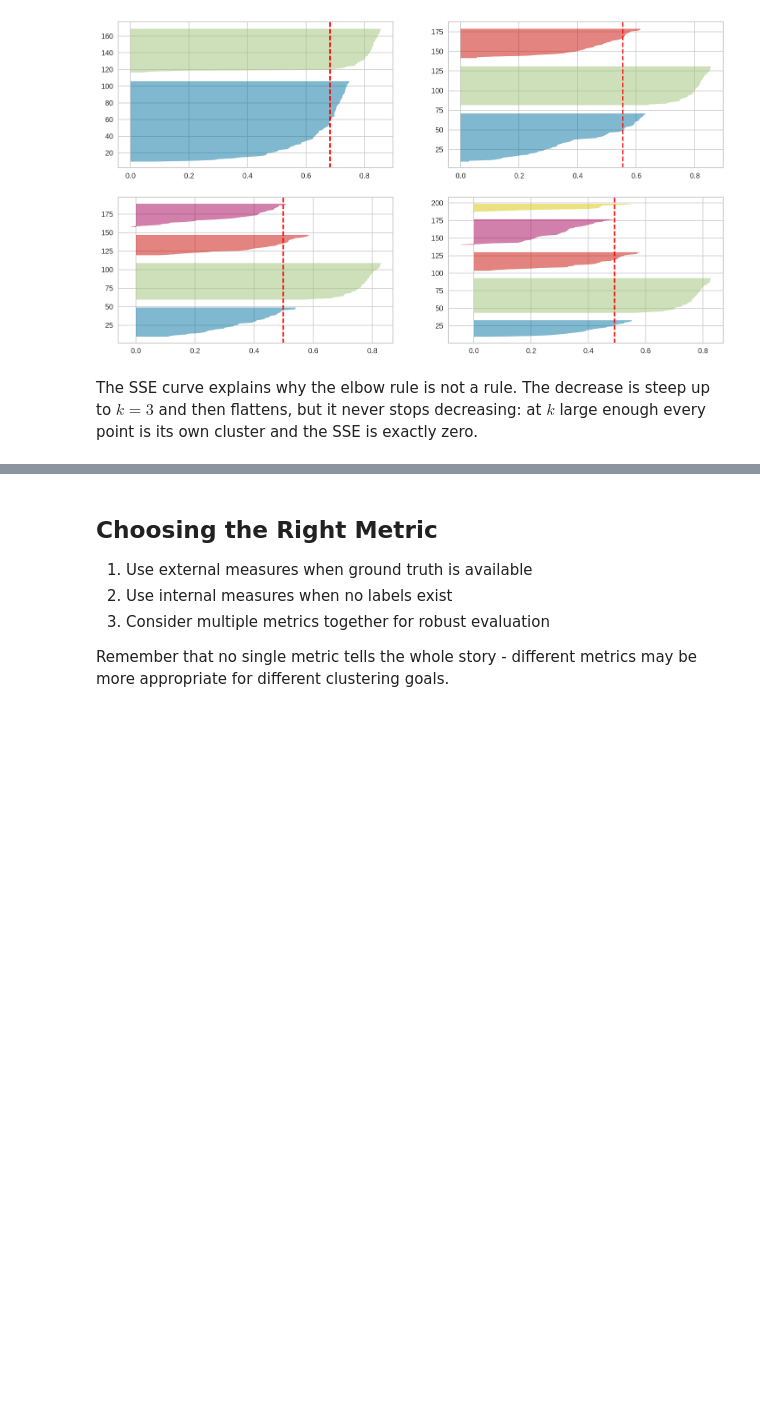
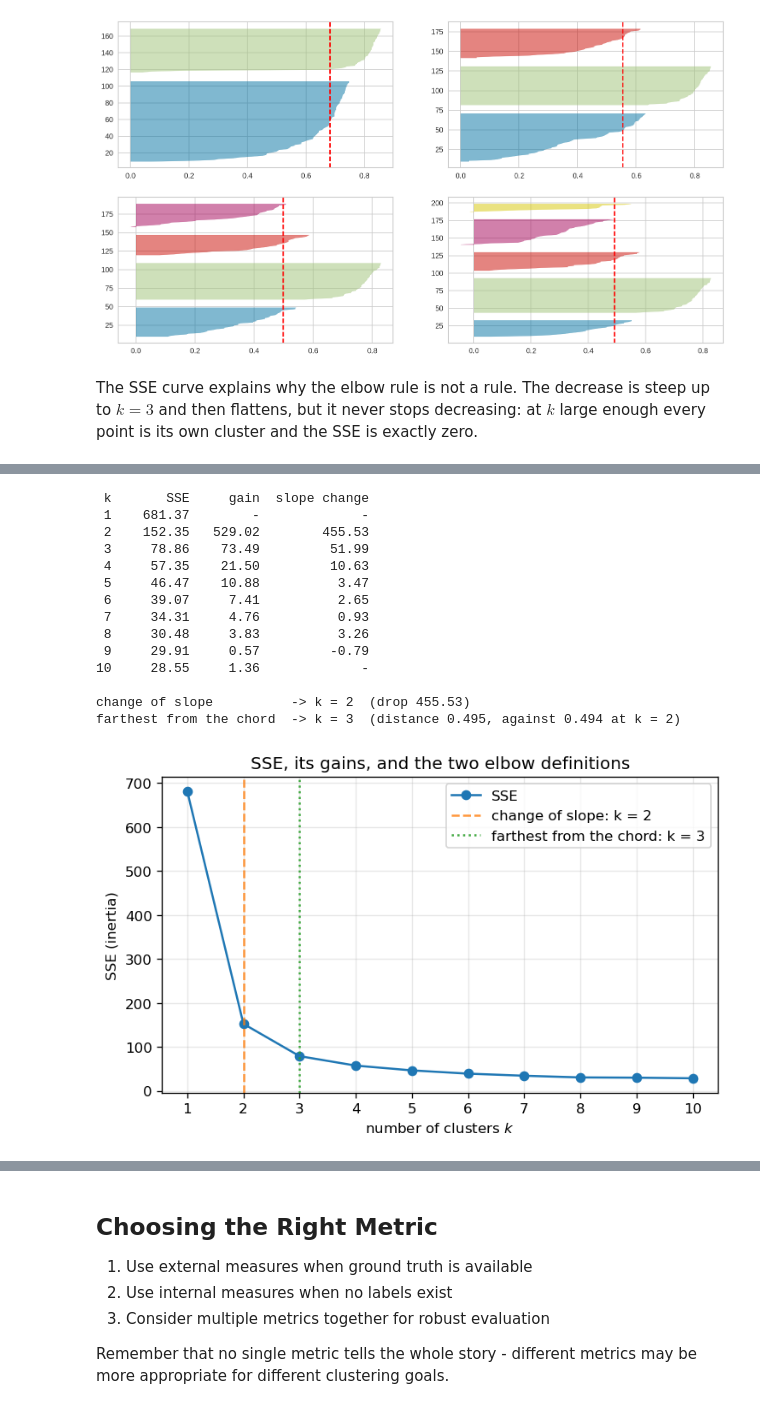
Before and after one commit to fum-cs/mfds, a Jupyter notebook: notebooks/high-dimensional-spaces/Clustering-Validation.ipynb, the cells around one changed output, grey strips where cells are left out. Drawn from its saved outputs; the diff is of its cells as text; code cells hidden in the pictures; blank space fills up the shorter version.

Commit message:
Edit Clustering Validation

```diff
--- a/notebooks/high-dimensional-spaces/Clustering-Validation.ipynb
+++ b/notebooks/high-dimensional-spaces/Clustering-Validation.ipynb
@@ -1111,0 +1249,54 @@ k = 10   SSE =    28.55
+# %%
+ks = np.arange(1, 11)
+sse = np.array([KMeans(n_clusters=int(k), random_state=42).fit(X).inertia_ for k in ks])
+
+gains = -np.diff(sse)                 # SSE(k-1) - SSE(k)
+slope = gains[:-1] - gains[1:]        # how much the gain itself shrinks
+
+print(f"{'k':>2}  {'SSE':>8}  {'gain':>7}  {'slope change':>12}")
+for k, value in zip(ks, sse):
+    gain = f"{gains[k - 2]:7.2f}" if k > 1 else f"{'-':>7}"
+    bend = f"{slope[k - 2]:12.2f}" if 2 <= k <= len(ks) - 1 else f"{'-':>12}"
+    print(f"{k:>2}  {value:8.2f}  {gain}  {bend}")
+
+knee_slope = int(ks[1 + np.argmax(slope)])
+print(f"\nchange of slope          -> k = {knee_slope}  (drop {slope.max():.2f})")
+
+# geometric variant (Kneedle): the point farthest from the chord joining the two ends
+xn = (ks - ks.min()) / (ks.max() - ks.min())
+yn = (sse - sse.min()) / (sse.max() - sse.min())
+dy, dx = yn[-1] - yn[0], xn[-1] - xn[0]
+distance = np.abs(dy * xn - dx * yn + xn[-1] * yn[0] - yn[-1] * xn[0]) / np.hypot(dy, dx)
+knee_chord = int(ks[np.argmax(distance)])
+print(f"farthest from the chord  -> k = {knee_chord}  "
+      f"(distance {distance.max():.3f}, against {distance[1]:.3f} at k = 2)")
+
+plt.figure(figsize=(7, 4))
+plt.plot(ks, sse, marker="o", label="SSE")
+plt.axvline(knee_slope, color="C1", ls="--", alpha=0.8,
+            label=f"change of slope: k = {knee_slope}")
+plt.axvline(knee_chord, color="C2", ls=":", alpha=0.9,
+            label=f"farthest from the chord: k = {knee_chord}")
+plt.xlabel("number of clusters $k$")
+plt.ylabel("SSE (inertia)")
+plt.title("SSE, its gains, and the two elbow definitions")
+plt.xticks(ks)
+plt.grid(alpha=0.3)
+plt.legend()
+plt.show()
+# %% [output]
+ k       SSE     gain  slope change
+ 1    681.37        -             -
+ 2    152.35   529.02        455.53
+ 3     78.86    73.49         51.99
+ 4     57.35    21.50         10.63
+ 5     46.47    10.88          3.47
+ 6     39.07     7.41          2.65
+ 7     34.31     4.76          0.93
+ 8     30.48     3.83          3.26
+ 9     29.91     0.57         -0.79
+10     28.55     1.36             -
+
+change of slope          -> k = 2  (drop 455.53)
+farthest from the chord  -> k = 3  (distance 0.495, against 0.494 at k = 2)
+[figure, added]
```
Also changed, not shown: parts of 34 cells of this notebook, 2 other files.
